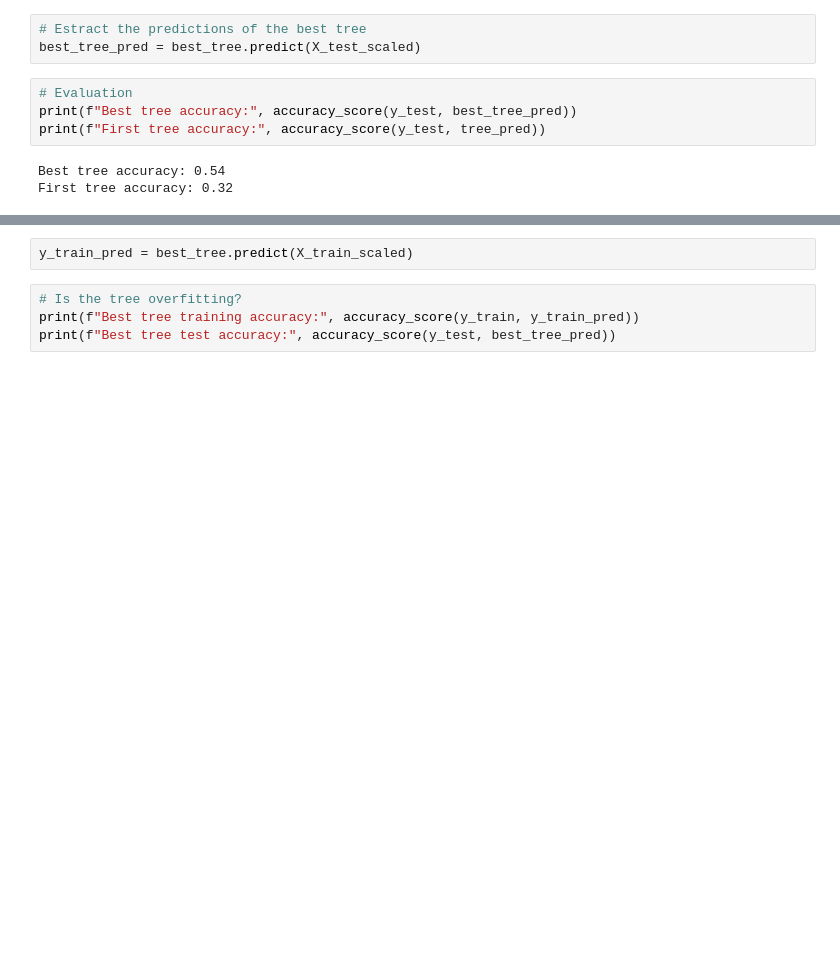
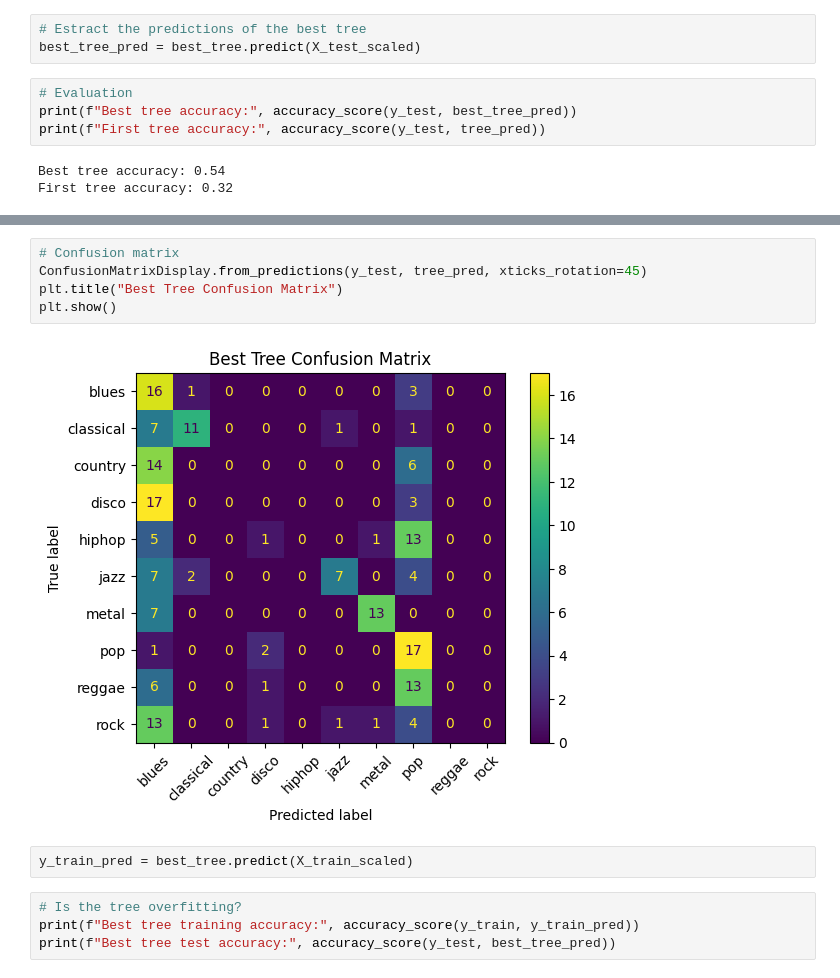
Before and after one commit to kelvin17-glitch/ML-Audio, a Jupyter notebook: eda.ipynb, the cells around one changed output, grey strips where cells are left out. Drawn from its saved outputs; the diff is of its cells as text; blank space fills up the shorter version.

```diff
--- a/eda.ipynb
+++ b/eda.ipynb
@@ -440,3 +461,10 @@ First tree accuracy: 0.32
+# %%
+# Confusion matrix
+ConfusionMatrixDisplay.from_predictions(y_test, tree_pred, xticks_rotation=45)
+plt.title("Best Tree Confusion Matrix")
+plt.show()
+# %% [output]
+[figure, added]
 # %%
 y_train_pred = best_tree.predict(X_train_scaled)
 # %%
```
Also changed, not shown: parts of 10 cells of this notebook.
